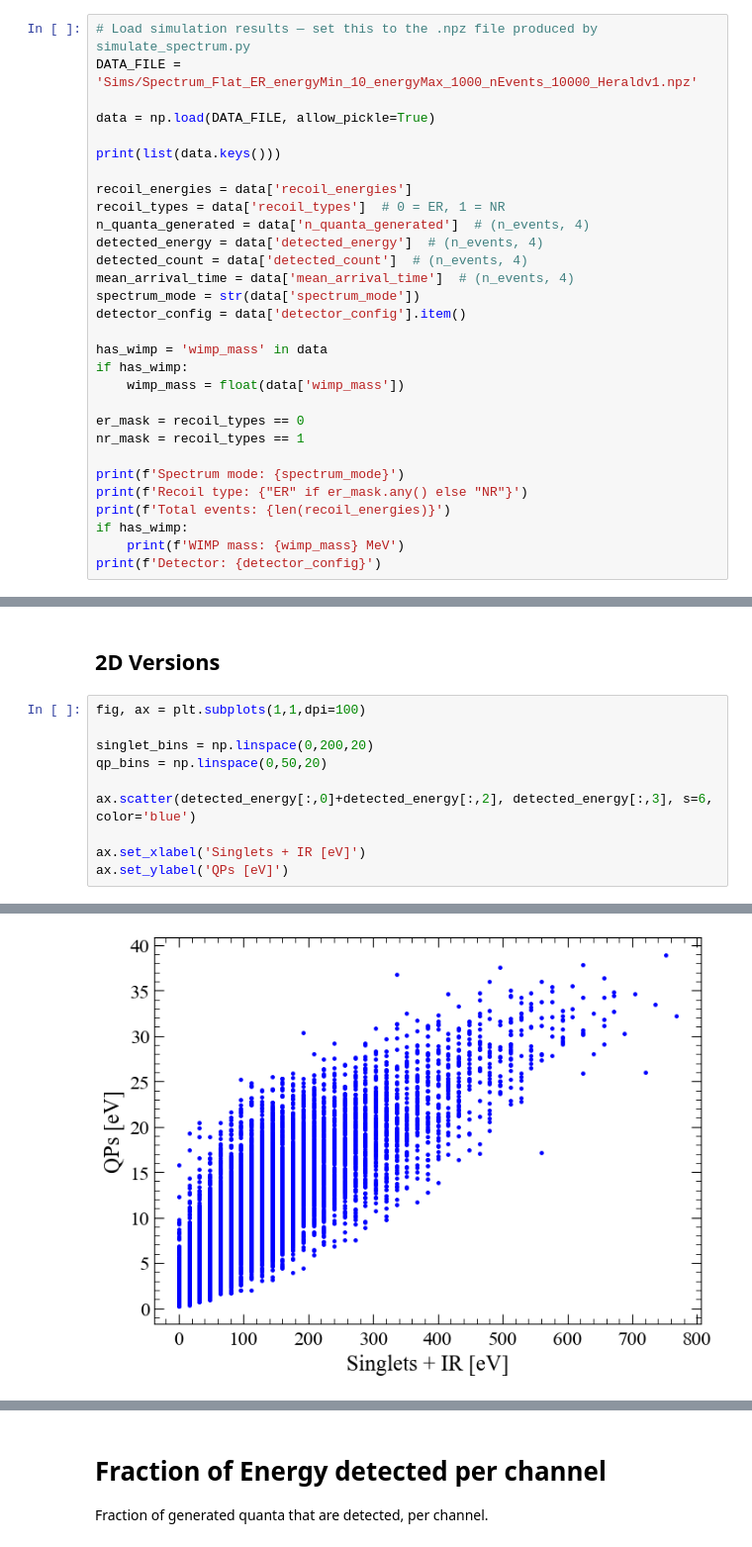
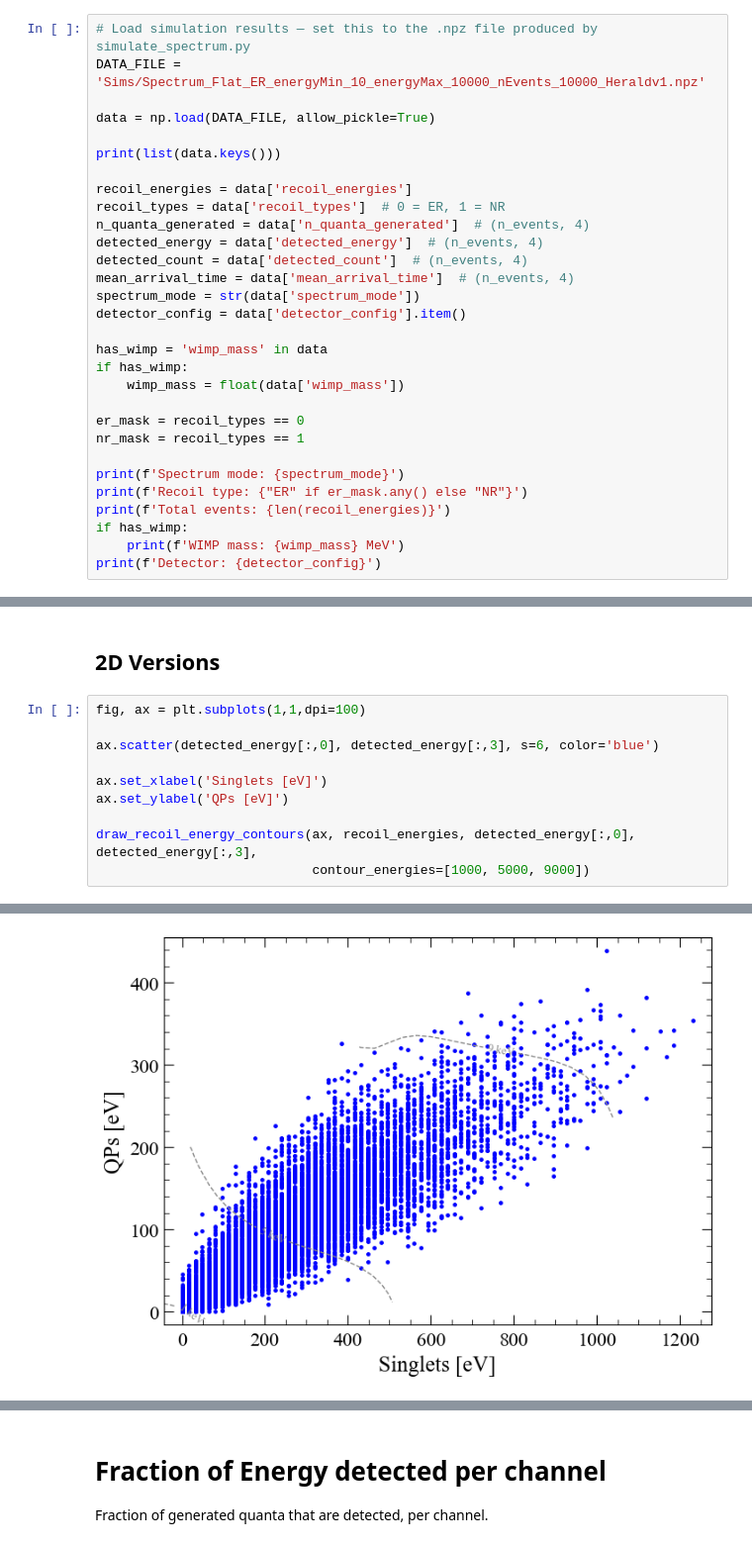
Before and after one commit to spice-herald/HeST, a Jupyter notebook: Example_notebooks/Channel_Signal_Distributions.ipynb, the cells around one changed output, grey strips where cells are left out. Shown at 99% size. Cells and saved outputs as stored; diff of their text form.

```diff
--- a/Example_notebooks/Channel_Signal_Distributions.ipynb
+++ b/Example_notebooks/Channel_Signal_Distributions.ipynb
@@ -51,7 +51,7 @@ CHANNEL_NAMES = ['Singlet', 'Triplet', 'IR', 'QP/Evaporation']
 CHANNEL_COLORS = ['#1f77b4', '#ff7f0e', '#2ca02c', '#d62728']
 # %%
 # Load simulation results — set this to the .npz file produced by simulate_spectrum.py
-DATA_FILE = 'Sims/Spectrum_Flat_ER_energyMin_10_energyMax_1000_nEvents_10000_Heraldv1.npz'
+DATA_FILE = 'Sims/Spectrum_Flat_ER_energyMin_10_energyMax_10000_nEvents_10000_Heraldv1.npz'
 
 data = np.load(DATA_FILE, allow_pickle=True)
 
@@ -179,11 +369,11 @@ ax.legend(frameon=True, loc='upper right',fontsize=14)
 # %%
 fig, ax = plt.subplots(1,1,dpi=100)
 
-singlet_bins = np.linspace(0,200,20)
-qp_bins = np.linspace(0,50,20)
+ax.scatter(detected_energy[:,0], detected_energy[:,3], s=6, color='blue')
 
-ax.scatter(detected_energy[:,0]+detected_energy[:,2], detected_energy[:,3], s=6, color='blue')
+ax.set_xlabel('Singlets [eV]')
+ax.set_ylabel('QPs [eV]')
 
-ax.set_xlabel('Singlets + IR [eV]')
-ax.set_ylabel('QPs [eV]')
+draw_recoil_energy_contours(ax, recoil_energies, detected_energy[:,0], detected_energy[:,3],
+                            contour_energies=[1000, 5000, 9000])
 # %% [output]
@@ -191 +380 @@ Text(0, 0.5, 'QPs [eV]')
-[figure, old version]
+[figure, new version]
```
Also changed, not shown: parts of 20 cells of this notebook, 2 other files.
